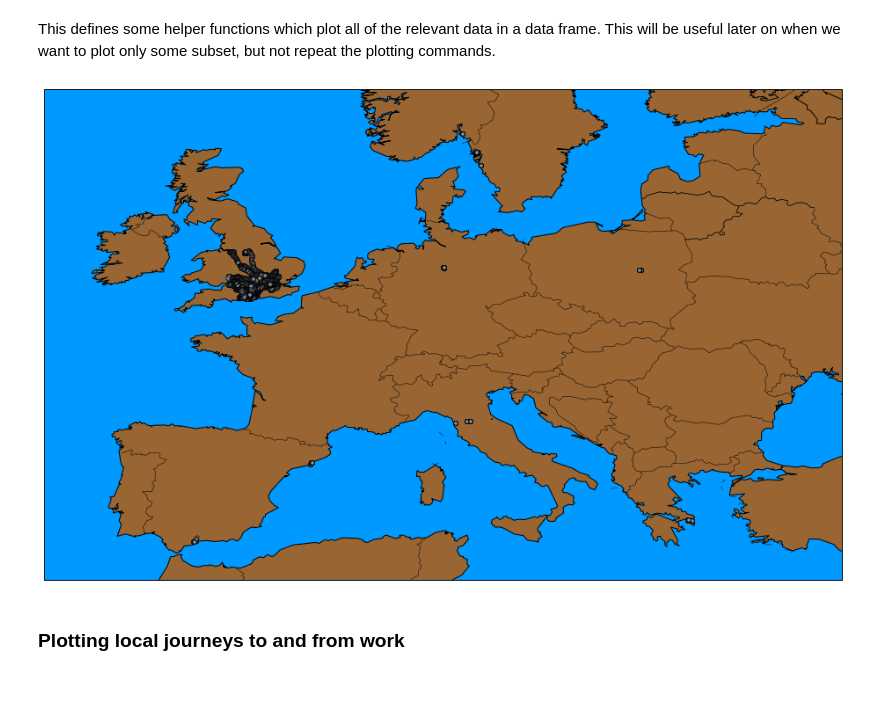
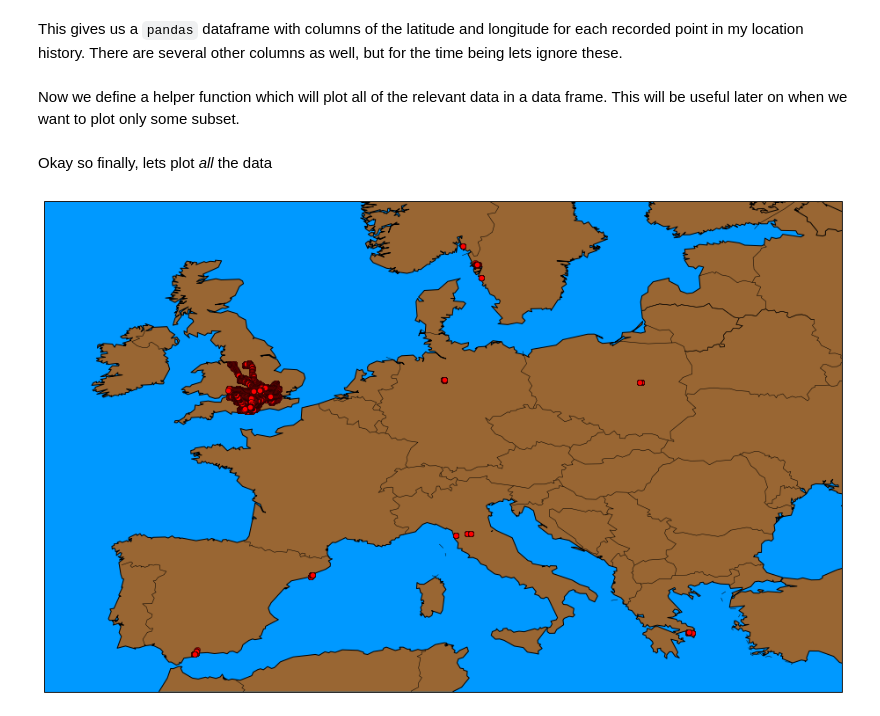
Before and after one commit to GregoryAshton/GregoryAshton.github.io, a Jupyter notebook: _notebooks/Google-location-data.ipynb, the cells around one changed output. Cells and saved outputs as stored; diff of their text form; code cells hidden in the pictures; blank space fills up the shorter version.

```diff
--- a/_notebooks/Google-location-data.ipynb
+++ b/_notebooks/Google-location-data.ipynb
@@ -1,10 +1,12 @@
 # %%
-# Import pandas
 import pandas as pd
-
-# Import matplotlib and Basemap
+import numpy as np
 import matplotlib.pyplot as plt
 from mpl_toolkits.basemap import Basemap
 
 %matplotlib inline
+
+plt.rcParams['text.usetex'] = True
+plt.rcParams['figure.figsize'] = [8, 6]
+plt.rcParams['font.size'] = 16
 # %% [markdown]
@@ -32,7 +37,9 @@ df['longitude'] = df['longitudeE7'] * 1e-7
+# %% [markdown]
+This gives us a `pandas` dataframe with columns of the latitude and longitude for each recorded point in my location history. There are several other columns as well, but for the time being lets ignore these.
 # %% [markdown]
-This defines some helper functions which plot all of the relevant data
+Now we define a helper function which will plot all of the relevant data
 in a data frame. This will be useful later on when we want to plot only
-some subset, but not repeat the plotting commands.
+some subset.
 # %%
 def PaddingFunction(xL, xR, frac=0.1):
     """ Return xL and xR with an added padding factor of frac either side """
@@ -41,8 +48,15 @@ def PaddingFunction(xL, xR, frac=0.1):
     xR_new = xR + frac*xRange
     return xL_new, xR_new
 
-def GeneratePlot(data, c_list=None, s=20, alpha=0.5, fig=None):
+def GeneratePlot(data, fig=None, ignore_first=False, *args, **kwargs):
+    """ Helper function to plot points on a map
 
+    Parameters
+    ----------
+    ignore_first : bool,
+        If true the data in the first df in data is ignored and used only to set
+        up the map
+    """
     if type(data) == pd.core.frame.DataFrame:
         # Single df
         df = data
@@ -51,8 +65,6 @@ def GeneratePlot(data, c_list=None, s=20, alpha=0.5, fig=None):
         df_list = data
         df = data[0]
 
-    if not c_list:
-        c_list = np.random.uniform(0, 1, (len(df_list), 3))
 
     if not fig:
         fig = plt.figure(figsize=(20,10))
@@ -80,18 +92,20 @@ def GeneratePlot(data, c_list=None, s=20, alpha=0.5, fig=None):
     m.fillcontinents(color = '#996633')
     m.drawmapboundary(fill_color='#0099FF')
 
+    if ignore_first:
+        df_list = df_list[1:]
 
-    for df, c in zip(df_list, c_list):
+    for df in df_list:
         # Define our longitude and latitude points
         x, y = m(df['longitude'].values, df['latitude'].values)
 
         # Plot them using round markers of size 6
-        m.scatter(x, y, c=c, s=s, alpha=alpha, zorder=100)
+        m.plot(x, y, "o", zorder=100, *args, **kwargs)
 
     return fig
+# %% [markdown]
+Okay so finally, lets plot *all* the data
 # %%
-fig = GeneratePlot(df)
+fig = GeneratePlot(df, color="r")
 # %% [output]
-[figure, old version]
+[figure, new version]
-# %% [markdown]
-### Plotting local journeys to and from work
```
Also changed, not shown: parts of 14 cells of this notebook.
